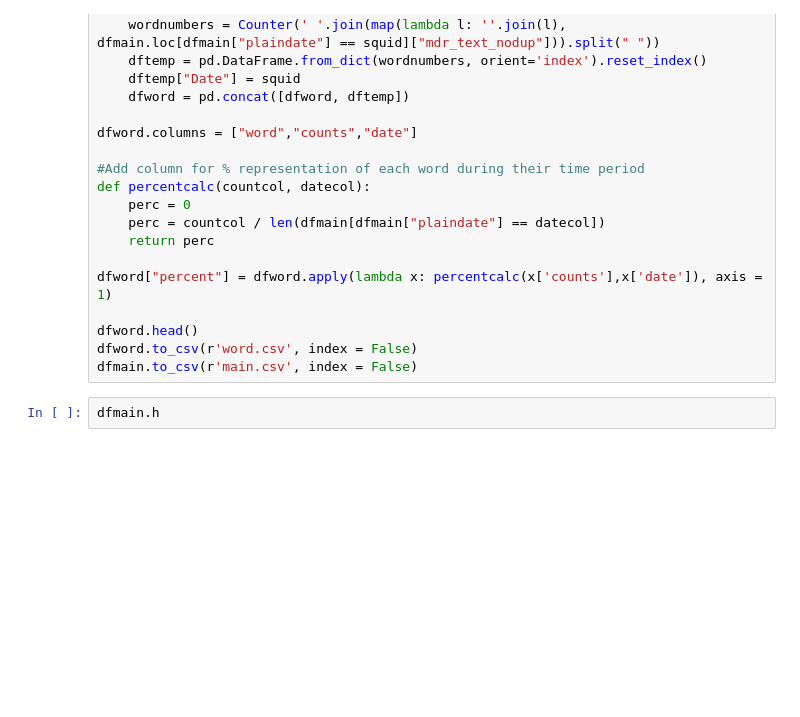
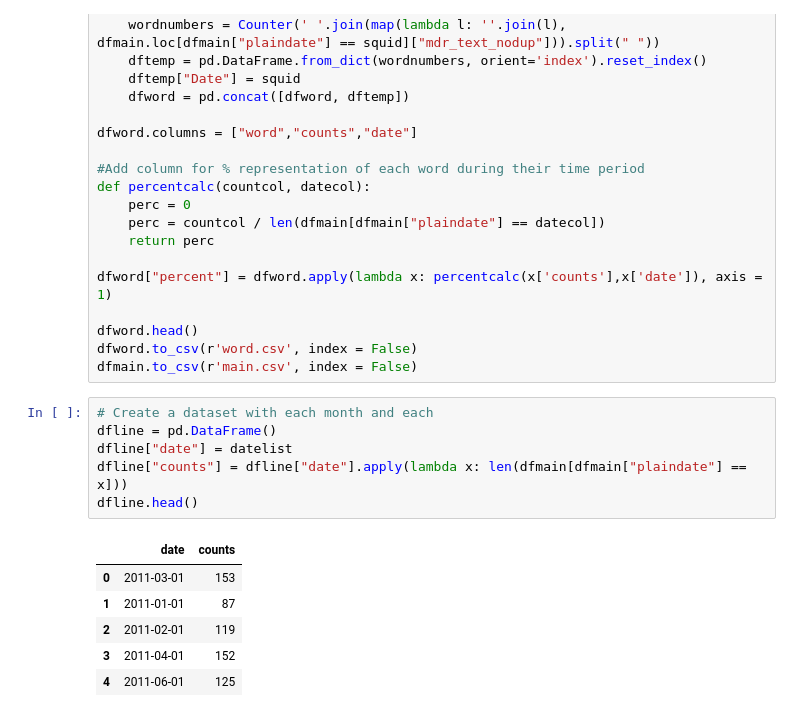
Before and after one commit to allenbutt/FDA, a Jupyter notebook: FDA.ipynb, the cells around one changed output. Saved outputs shown, nothing was run; the diff lists cells and outputs as text; blank space fills up the shorter version.

```diff
--- a/FDA.ipynb
+++ b/FDA.ipynb
@@ -511,5 +477,16 @@ dfword["percent"] = dfword.apply(lambda x: percentcalc(x['counts'],x['date']), a
 dfword.head()
 dfword.to_csv(r'word.csv', index = False)
 dfmain.to_csv(r'main.csv', index = False)
-# %%
-dfmain.h
+# %%
+# Create a dataset with each month and each
+dfline = pd.DataFrame()
+dfline["date"] = datelist
+dfline["counts"] = dfline["date"].apply(lambda x: len(dfmain[dfmain["plaindate"] == x]))
+dfline.head()
+# %% [output]
+|  | date | counts |
+| 0 | 2011-03-01 | 153 |
+| 1 | 2011-01-01 | 87 |
+| 2 | 2011-02-01 | 119 |
+| 3 | 2011-04-01 | 152 |
+| 4 | 2011-06-01 | 125 |
```
Also changed, not shown: parts of 10 cells of this notebook.
